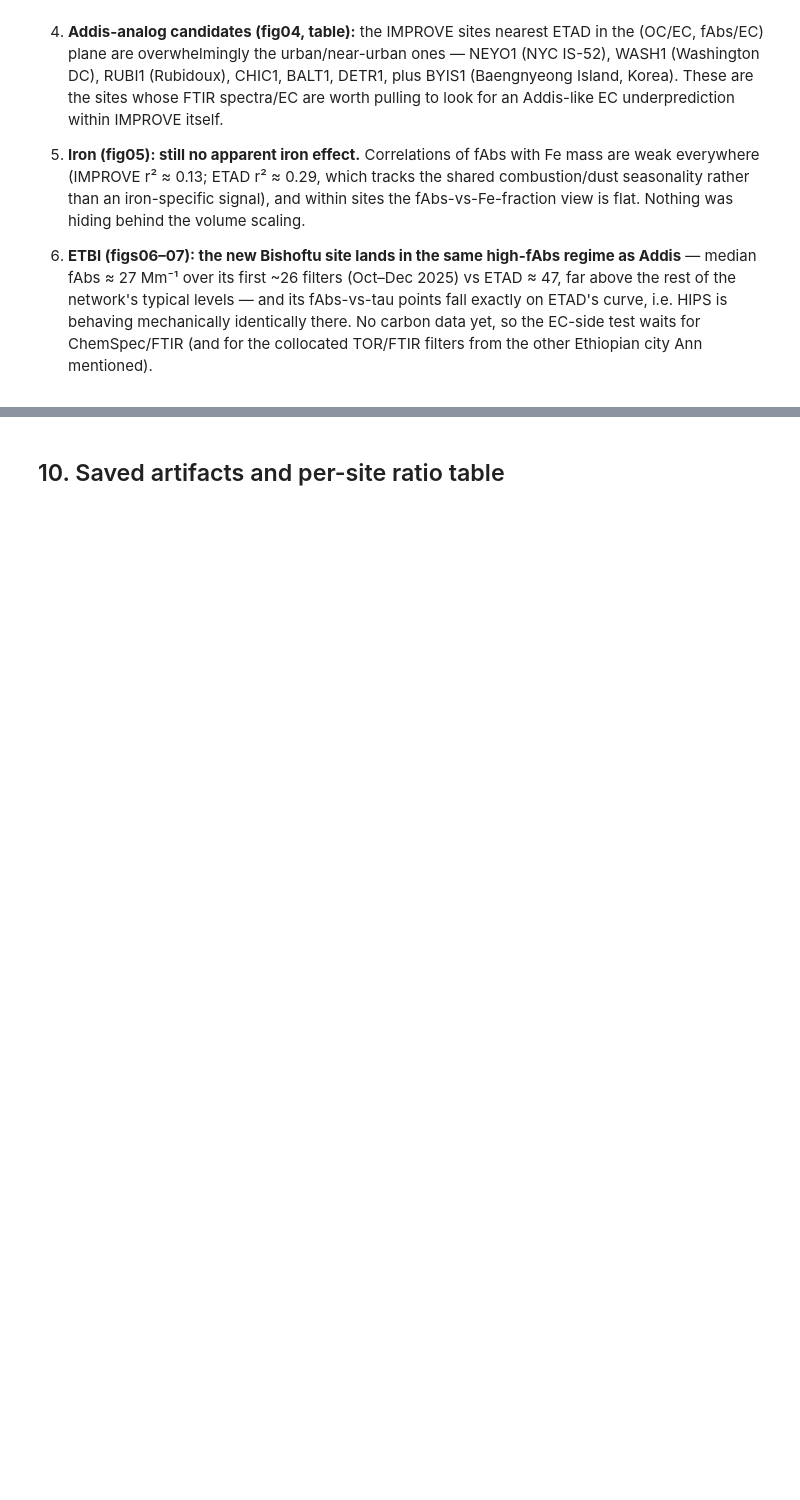
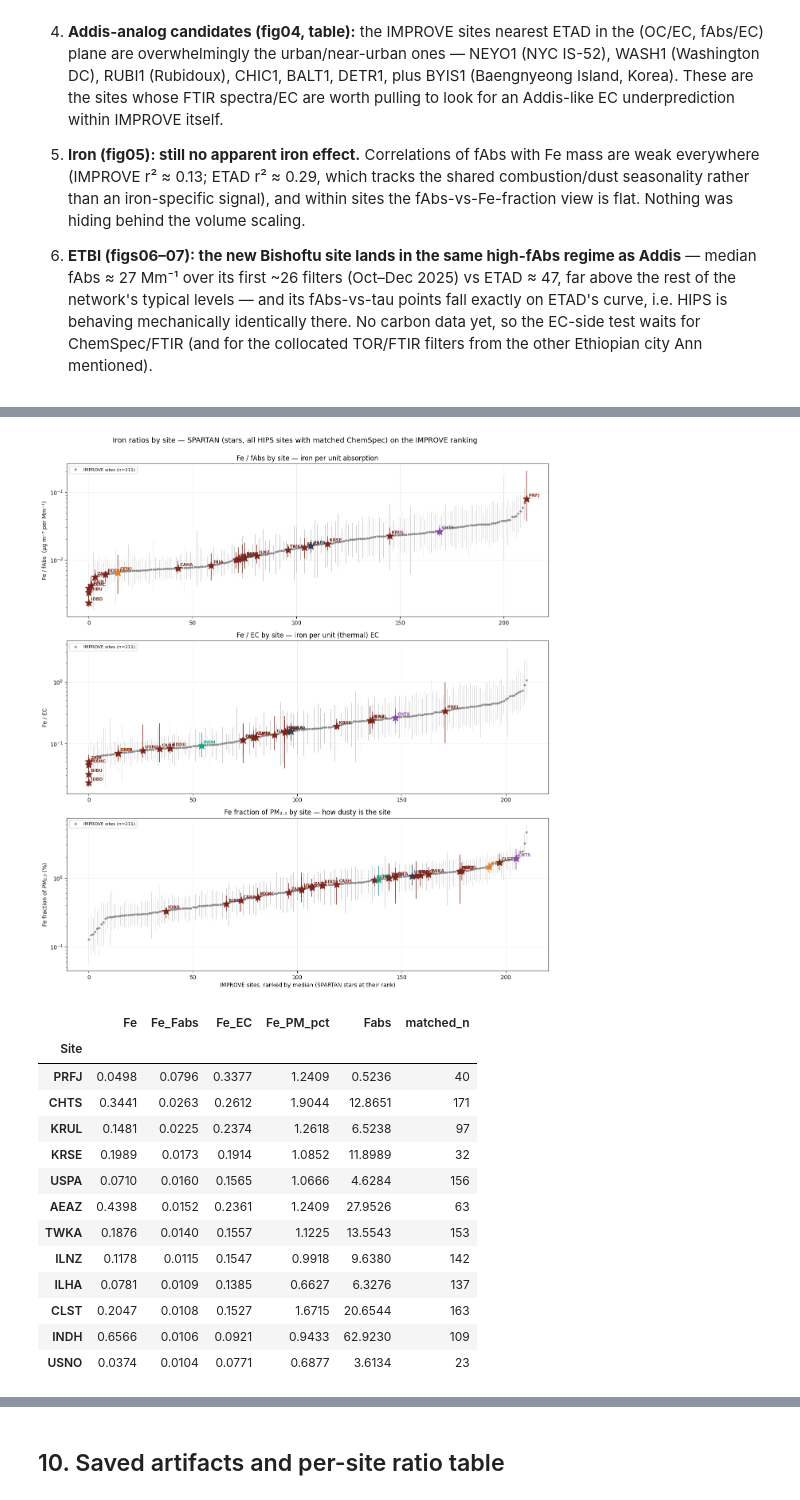
Before and after one commit to ahzs645/aethmodular, a Jupyter notebook: research/spartan/follow_up_mass_and_ratio_plots.ipynb, the cells around one changed output, grey strips where cells are left out. Saved outputs shown, nothing was run; the diff lists cells and outputs as text; code cells hidden in the pictures; blank space fills up the shorter version.

```diff
--- a/research/spartan/follow_up_mass_and_ratio_plots.ipynb
+++ b/research/spartan/follow_up_mass_and_ratio_plots.ipynb
@@ -684,0 +820,62 @@ etbi_summary.head(12)
+# %%
+imp_valid["Fe_Fabs"] = np.where(imp_valid["FEf_Val"] > 0,
+                                imp_valid["FEf_Val"] / imp_valid["fAbs_Val"], np.nan)
+imp_valid["Fe_EC"] = np.where(imp_valid["FEf_Val"] > 0,
+                              imp_valid["FEf_Val"] / imp_valid["ECf_Val"], np.nan)
+imp_valid["Fe_PM_pct"] = np.where(imp_valid["MF_Val"] > 0,
+                                  100 * imp_valid["FEf_Val"] / imp_valid["MF_Val"], np.nan)
+
+panels = [("Fe_Fabs", "Fe / fAbs  (µg m⁻³ per Mm⁻¹)", "iron per unit absorption"),
+          ("Fe_EC", "Fe / EC", "iron per unit (thermal) EC"),
+          ("Fe_PM_pct", "Fe fraction of PM₂.₅ (%)", "how dusty is the site")]
+
+fig, axes = plt.subplots(3, 1, figsize=(13, 14))
+addendum_tables = {}
+for ax, (col, ylabel, subtitle) in zip(axes, panels):
+    it = site_ratio_table(imp_valid, "SiteCode", col)
+    st = site_ratio_table(fe_all, "Site", col, min_n=10)
+    addendum_tables[col] = (it, st)
+    x = np.arange(len(it))
+    ax.errorbar(x, it["median"], yerr=[it["median"] - it["p25"], it["p75"] - it["median"]],
+                fmt="o", ms=3, color="0.55", ecolor="0.8", elinewidth=0.7,
+                label=f"IMPROVE sites (n={len(it)})")
+    for _, r in st.iterrows():
+        rank = np.searchsorted(it["median"].values, r["median"])
+        color = SITE_COLORS.get(r["Site"], "#7B241C")
+        ax.errorbar([rank], [r["median"]],
+                    yerr=[[r["median"] - r["p25"]], [r["p75"] - r["median"]]],
+                    fmt="*", ms=14, color=color, ecolor=color, elinewidth=1.1, zorder=5)
+        ax.annotate(r["Site"], (rank, r["median"]), xytext=(4, 4),
+                    textcoords="offset points", fontsize=7.5, color=color, fontweight="bold")
+    ax.set_yscale("log")
+    ax.set_ylabel(ylabel)
+    ax.set_title(f"{ylabel.split('(')[0].strip()} by site — {subtitle}")
+    ax.legend(fontsize=8, loc="upper left")
+axes[-1].set_xlabel("IMPROVE sites, ranked by median (SPARTAN stars at their rank)")
+fig.suptitle("Iron ratios by site — SPARTAN (stars, all HIPS sites with matched ChemSpec) on the IMPROVE ranking",
+             y=0.998, fontsize=13)
+fig.tight_layout()
+fig.savefig(FIG_DIR / "fig09_iron_ratios_by_site.png", dpi=200, bbox_inches="tight")
+plt.show()
+
+fe_site_summary = (fe_all.groupby("Site")[["Fe", "Fe_Fabs", "Fe_EC", "Fe_PM_pct", "Fabs"]]
+                   .median().join(match_counts.rename("matched_n"))
+                   .sort_values("Fe_Fabs", ascending=False).round(4))
+fe_site_summary.to_csv(TAB_DIR / "spartan_iron_ratio_site_summary.csv")
+fe_site_summary.head(12)
+# %% [output]
+[figure, added]
+|  | Fe | Fe_Fabs | Fe_EC | Fe_PM_pct | Fabs | matched_n |
+| Site |  |  |  |  |  |  |
+| PRFJ | 0.0498 | 0.0796 | 0.3377 | 1.2409 | 0.5236 | 40 |
+| CHTS | 0.3441 | 0.0263 | 0.2612 | 1.9044 | 12.8651 | 171 |
+| KRUL | 0.1481 | 0.0225 | 0.2374 | 1.2618 | 6.5238 | 97 |
+| KRSE | 0.1989 | 0.0173 | 0.1914 | 1.0852 | 11.8989 | 32 |
+| USPA | 0.0710 | 0.0160 | 0.1565 | 1.0666 | 4.6284 | 156 |
+| AEAZ | 0.4398 | 0.0152 | 0.2361 | 1.2409 | 27.9526 | 63 |
+| TWKA | 0.1876 | 0.0140 | 0.1557 | 1.1225 | 13.5543 | 153 |
+| ILNZ | 0.1178 | 0.0115 | 0.1547 | 0.9918 | 9.6380 | 142 |
+| ILHA | 0.0781 | 0.0109 | 0.1385 | 0.6627 | 6.3276 | 137 |
+| CLST | 0.2047 | 0.0108 | 0.1527 | 1.6715 | 20.6544 | 163 |
+| INDH | 0.6566 | 0.0106 | 0.0921 | 0.9433 | 62.9230 | 109 |
+| USNO | 0.0374 | 0.0104 | 0.0771 | 0.6877 | 3.6134 | 23 |
```
Also changed, not shown: parts of 12 cells of this notebook, 6 other files.
